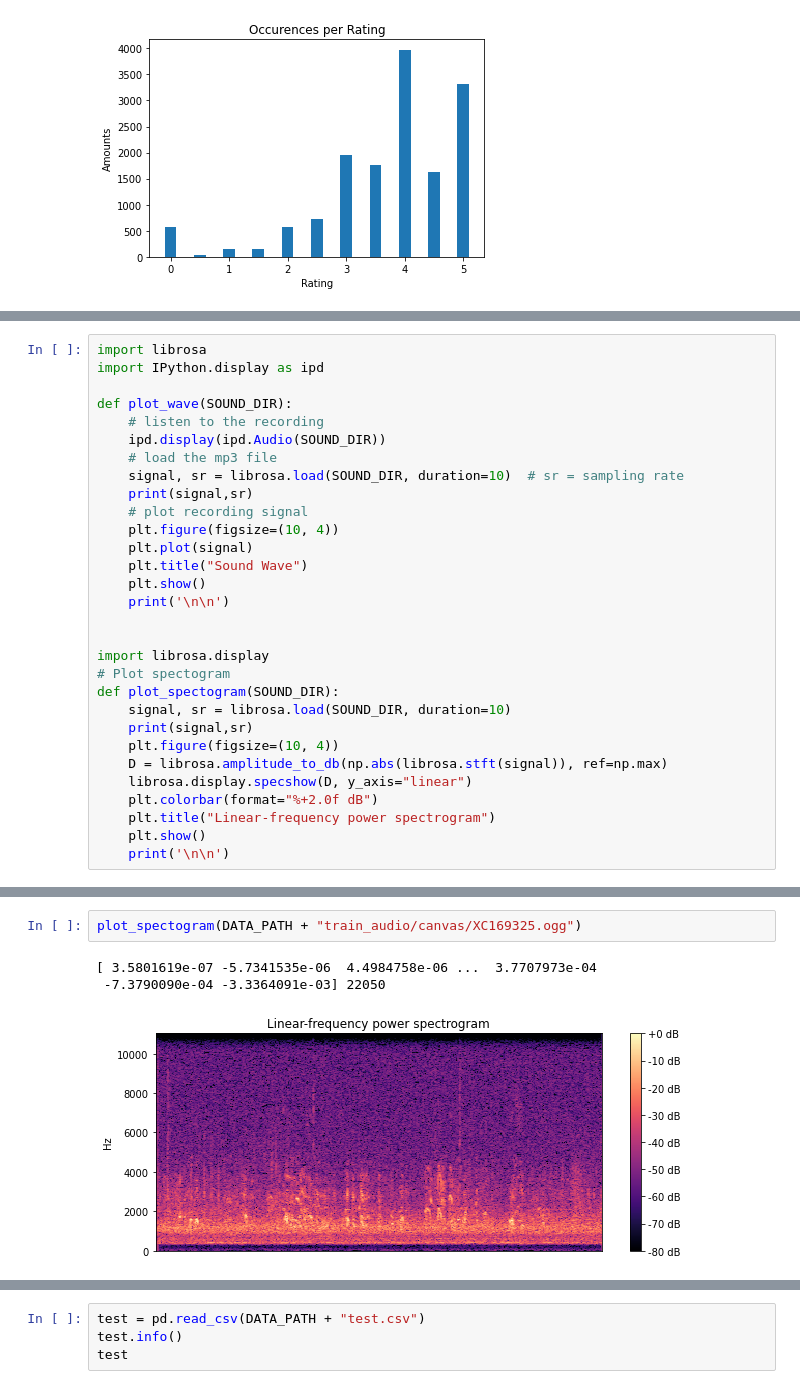
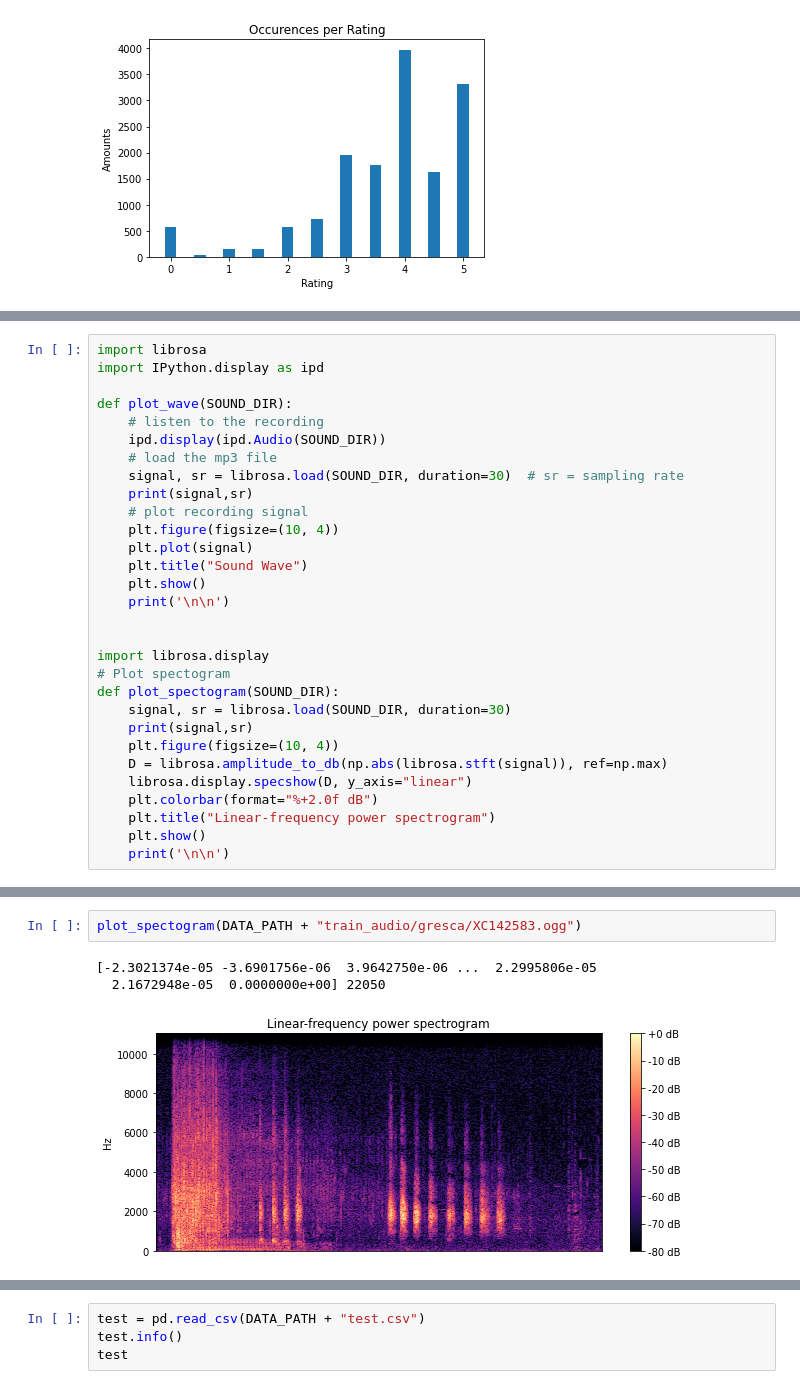
Before and after one commit to HuBaX/birdclef2022, a Jupyter notebook: EDA.ipynb, the cells around one changed output, grey strips where cells are left out. Cells and saved outputs as stored; diff of their text form.

```diff
--- a/EDA.ipynb
+++ b/EDA.ipynb
@@ -134,7 +147,7 @@ def plot_wave(SOUND_DIR):
     # listen to the recording
     ipd.display(ipd.Audio(SOUND_DIR))
     # load the mp3 file
-    signal, sr = librosa.load(SOUND_DIR, duration=10)  # sr = sampling rate
+    signal, sr = librosa.load(SOUND_DIR, duration=30)  # sr = sampling rate
     print(signal,sr)
     # plot recording signal
     plt.figure(figsize=(10, 4))
@@ -147,7 +160,7 @@ def plot_wave(SOUND_DIR):
 import librosa.display
 # Plot spectogram
 def plot_spectogram(SOUND_DIR):
-    signal, sr = librosa.load(SOUND_DIR, duration=10)
+    signal, sr = librosa.load(SOUND_DIR, duration=30)
     print(signal,sr)
     plt.figure(figsize=(10, 4))
     D = librosa.amplitude_to_db(np.abs(librosa.stft(signal)), ref=np.max)
@@ -166,7 +179,7 @@ plot_wave(DATA_PATH + "train_audio/canvas/XC169325.ogg")
 # %%
-plot_spectogram(DATA_PATH + "train_audio/canvas/XC169325.ogg")
+plot_spectogram(DATA_PATH + "train_audio/gresca/XC142583.ogg")
 # %% [output]
-[ 3.5801619e-07 -5.7341535e-06  4.4984758e-06 ...  3.7707973e-04
- -7.3790090e-04 -3.3364091e-03] 22050
+[-2.3021374e-05 -3.6901756e-06  3.9642750e-06 ...  2.2995806e-05
+  2.1672948e-05  0.0000000e+00] 22050
-[figure, old version]
+[figure, new version]
 # %%
```
Also changed, not shown: parts of 8 cells of this notebook.
